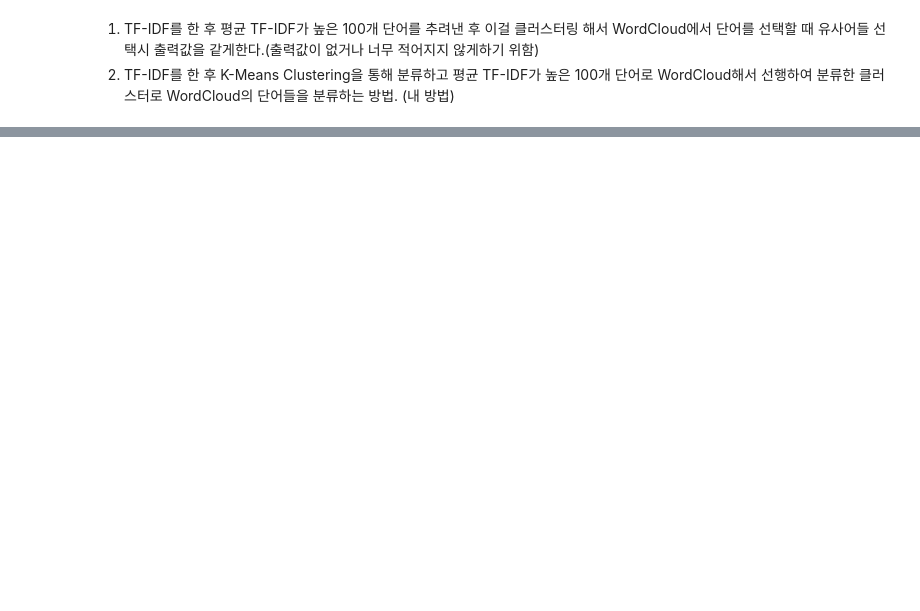
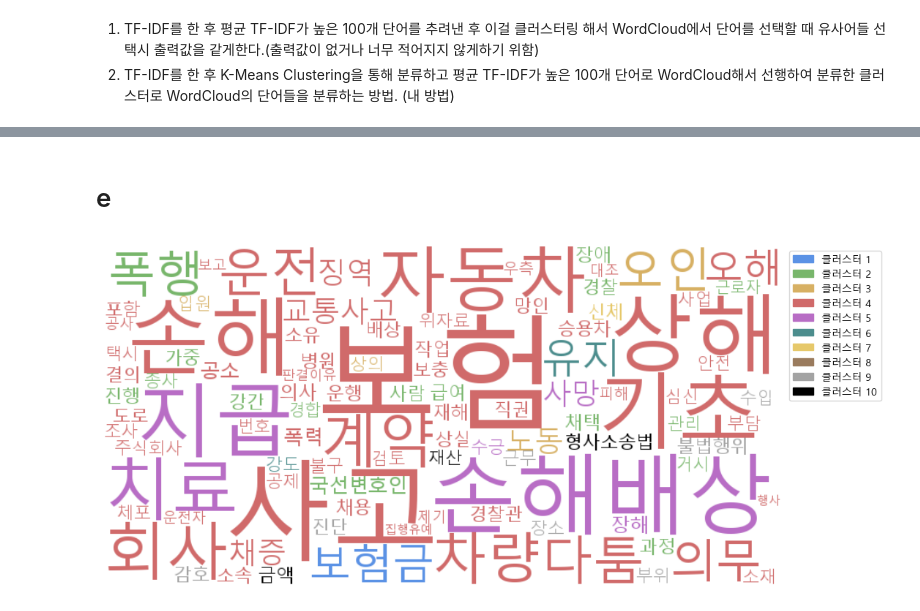
Before and after one commit to sesac-NoF/NoF, a Jupyter notebook: 10.EDA_wordcloud_dh.ipynb, the cells around one changed output, grey strips where cells are left out. Drawn from its saved outputs; the diff is of its cells as text; code cells hidden in the pictures; blank space fills up the shorter version.

Commit message:
TF-IDF 클러스터링 1차시도

```diff
--- a/10.EDA_wordcloud_dh.ipynb
+++ b/10.EDA_wordcloud_dh.ipynb
@@ -795,0 +998,2 @@ for i in range(num_clusters):
+# %% [markdown]
+# e
@@ -795,0 +1012,57 @@ for i in range(num_clusters):
+# %%
+# 상위 100개 단어 추출
+mean_tfidf = tfidf_df.mean()
+top_100_words = mean_tfidf.nlargest(100).index
+
+# top_100_words를 기반으로 인덱스 배열 생성
+top_100_indices = [tfidf_df.columns.get_loc(word) for word in top_100_words]
+
+# 상위 100개 단어의 TF-IDF 벡터 추출
+top_100_tfidf = tfidf_matrix[:, top_100_indices]  # 상위 100개의 TF-IDF 데이터
+# %%
+import matplotlib.patches as mpatches
+
+# 3. K-Means 클러스터링 수행
+n_clusters = 10  # 원하는 클러스터 수
+kmeans = KMeans(n_clusters=n_clusters, random_state=42)
+kmeans.fit(top_100_tfidf)
+
+# 4. 클러스터 레이블 저장
+labels = kmeans.labels_
+
+# 5. 워드 클라우드 생성
+# 단어 빈도 계산 (TF-IDF 값으로)
+word_freq = {word: mean_tfidf[word] for word in top_100_words}
+
+# 워드 클라우드 색상 함수
+def color_func(word, font_size, position, orientation, random_state=None, **kwargs):
+    # 각 단어의 클러스터 레이블에 따라 색상 지정
+    index = list(top_100_words).index(word)
+    cluster_label = labels[index]
+    colors = ['#5B92E5', '#78B66B', '#D7B063', '#D06A6A', '#B86DC5',
+              '#4C8D8D', '#E6C86A', '#9A7B5D', '#A3A3A3', 'black']  # 클러스터 색상
+    return colors[cluster_label]
+
+# 워드 클라우드 생성
+wordcloud = WordCloud(font_path=font_path,  # 한글 폰트 경로 설정
+                      width=800, height=400,
+                      background_color='white',
+                      prefer_horizontal=1.0,
+                      color_func=color_func).generate_from_frequencies(word_freq)
+
+# 시각화
+plt.figure(figsize=(12, 8))
+plt.imshow(wordcloud, interpolation='bilinear')
+plt.axis('off')  # 축 숨기기
+
+# 레전드 추가
+colors = ['#5B92E5', '#78B66B', '#D7B063', '#D06A6A', '#B86DC5',
+          '#4C8D8D', '#E6C86A', '#9A7B5D', '#A3A3A3', 'black']
+labels = [f'클러스터 {i + 1}' for i in range(len(colors))]
+
+# 레전드 패치 만들기
+patches = [mpatches.Patch(color=colors[i], label=labels[i]) for i in range(len(colors))]
+plt.legend(handles=patches, loc='upper right', bbox_to_anchor=(1.15, 1),prop={'family': 'Malgun Gothic'})
+plt.show()
+# %% [output]
+[figure, added]
```
Also changed, not shown: parts of 20 cells of this notebook.
